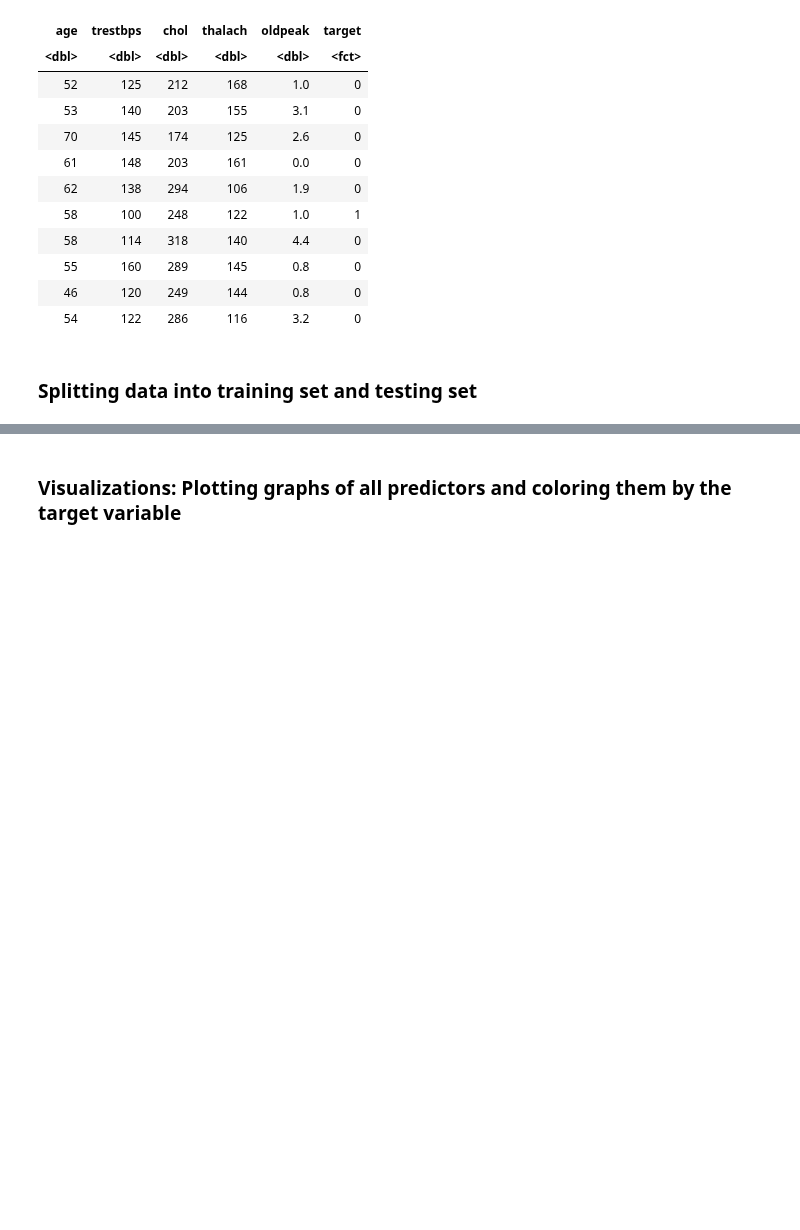
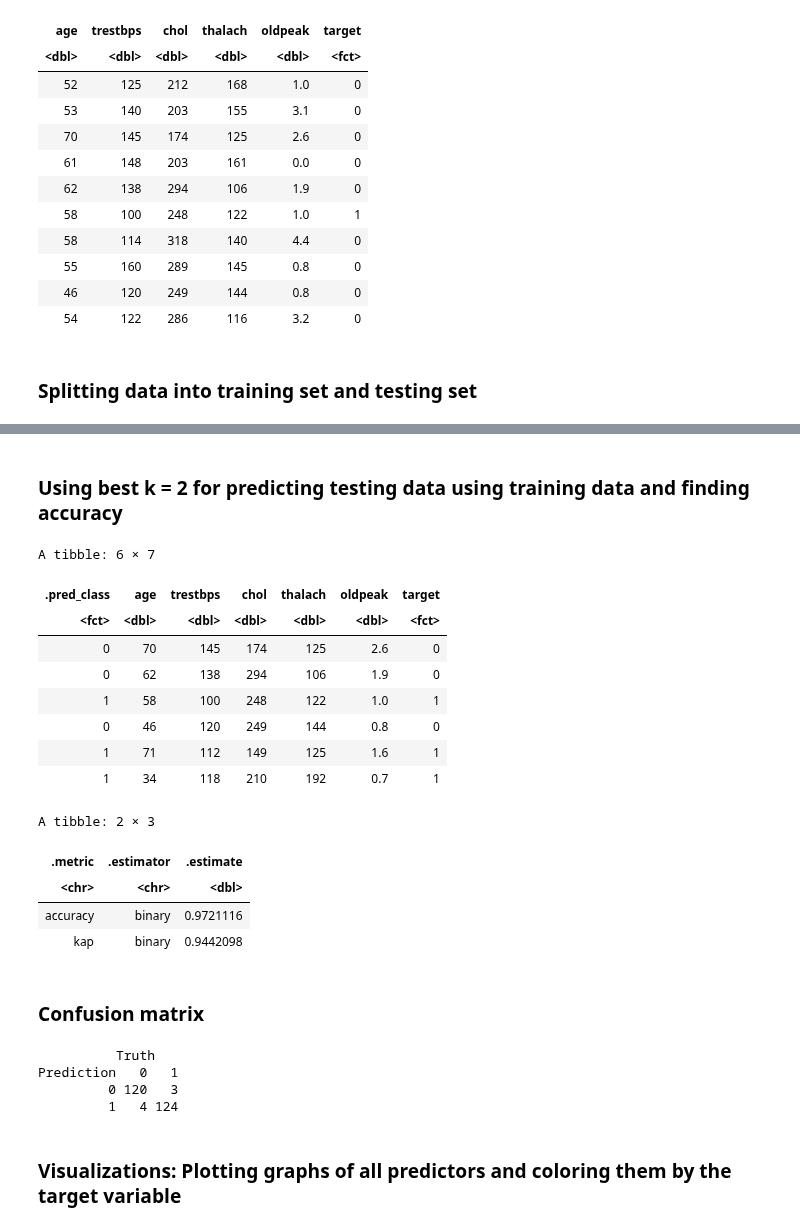
Before and after one commit to carriexu26/DSCI-Group-Project, a Jupyter notebook: heart_disease.ipynb, the cells around one changed output, grey strips where cells are left out. Saved outputs shown, nothing was run; the diff lists cells and outputs as text; code cells hidden in the pictures; blank space fills up the shorter version.

Commit message:
Added code for analysis and confusion matrix

```diff
--- a/heart_disease.ipynb
+++ b/heart_disease.ipynb
@@ -140,3 +156,47 @@ heart_test <- testing(heart_split)
+# %% [markdown]
+### Using best k = 2 for predicting testing data using training data and finding accuracy
+# %%
+heart1_spec <- nearest_neighbor(weight_func = "rectangular", neighbors = 2) |>
+       set_engine("kknn") |>
+       set_mode("classification")
+
+heart1_fit <- workflow() |>
+       add_recipe(heart_recipe) |>
+       add_model(heart1_spec) |>
+       fit(data = heart_train)
+heart_predictions <- predict(heart1_fit , heart_test) |>
+       bind_cols(heart_test)
+
+heart_metrics <- heart_predictions |>
+         metrics(truth = target, estimate = .pred_class)
+head(heart_predictions)
+heart_metrics
+# %% [output]
+A tibble: 6 × 7
+| .pred_class | age | trestbps | chol | thalach | oldpeak | target |
+| <fct> | <dbl> | <dbl> | <dbl> | <dbl> | <dbl> | <fct> |
+| 0 | 70 | 145 | 174 | 125 | 2.6 | 0 |
+| 0 | 62 | 138 | 294 | 106 | 1.9 | 0 |
+| 1 | 58 | 100 | 248 | 122 | 1.0 | 1 |
+| 0 | 46 | 120 | 249 | 144 | 0.8 | 0 |
+| 1 | 71 | 112 | 149 | 125 | 1.6 | 1 |
+| 1 | 34 | 118 | 210 | 192 | 0.7 | 1 |
+A tibble: 2 × 3
+| .metric | .estimator | .estimate |
+| <chr> | <chr> | <dbl> |
+| accuracy | binary | 0.9721116 |
+| kap | binary | 0.9442098 |
+# %% [markdown]
+### Confusion matrix
+# %%
+heart_mat <- heart_predictions |>
+       conf_mat(truth = target, estimate = .pred_class)
+heart_mat
+# %% [output]
+          Truth
+Prediction   0   1
+         0 120   3
+         1   4 124
 # %% [markdown]
 ### Visualizations: Plotting graphs of all predictors and coloring them by the target variable
 # %%
```
Also changed, not shown: parts of 6 cells of this notebook.
